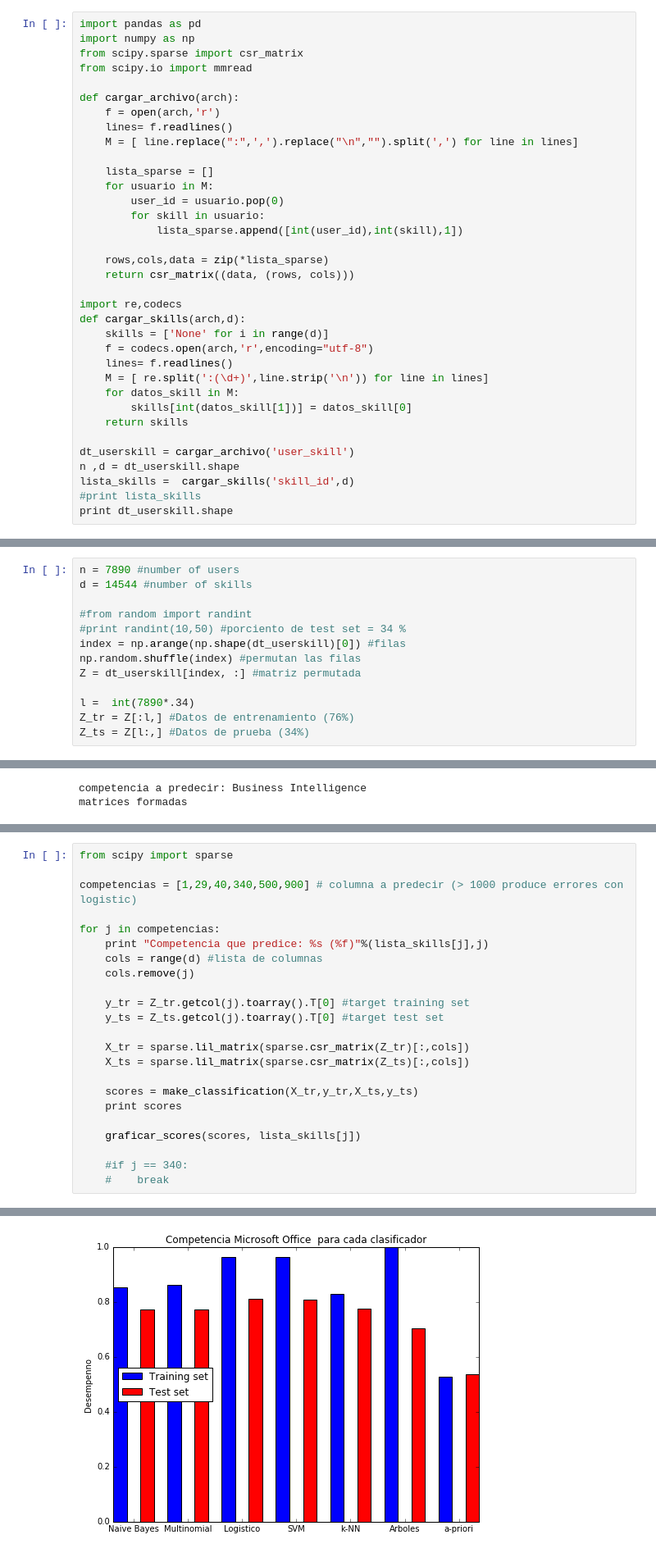
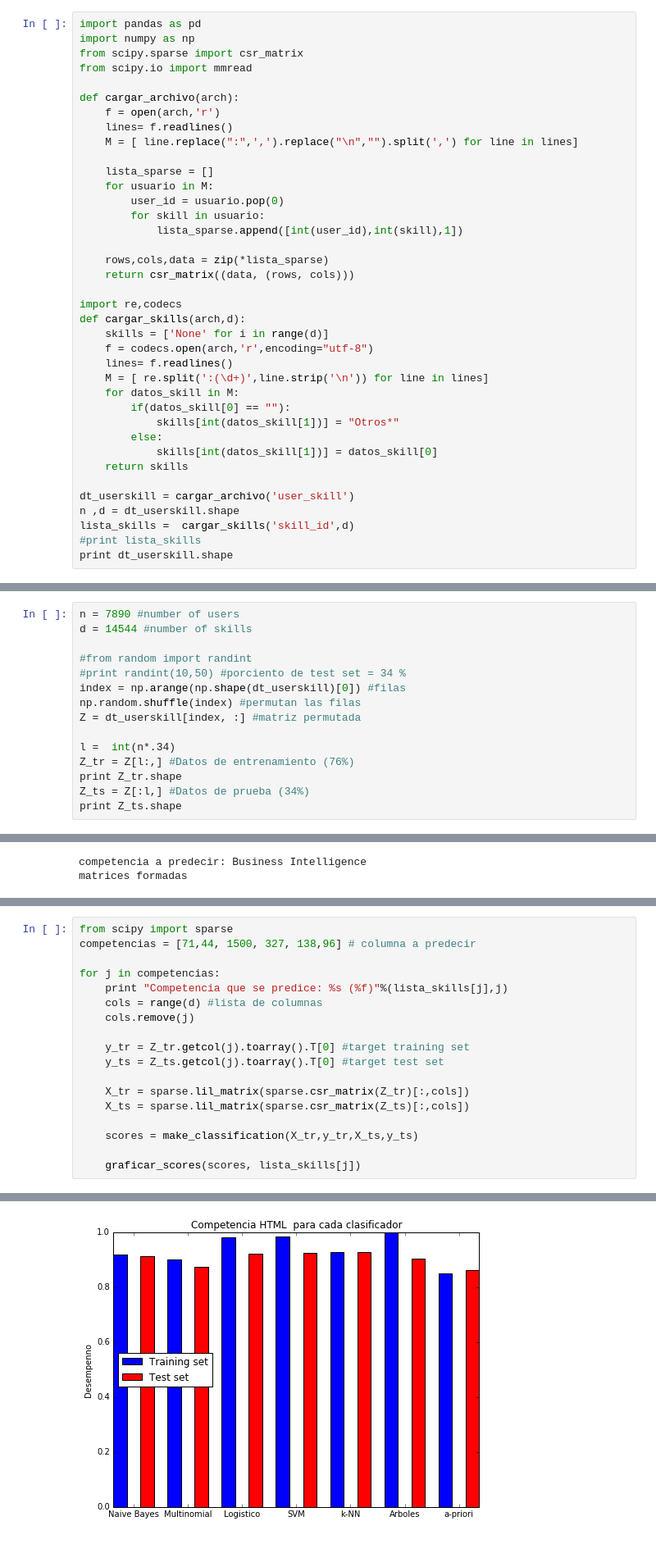
Before and after one commit to FMena14/MachineLearning2, a Jupyter notebook: Parte3.ipynb, the cells around one changed output, grey strips where cells are left out. Shown at 82% size. Drawn from its saved outputs; the diff is of its cells as text.

```diff
--- a/Parte3.ipynb
+++ b/Parte3.ipynb
@@ -29,7 +31,10 @@ def cargar_skills(arch,d):
     lines= f.readlines()
     M = [ re.split(':(\d+)',line.strip('\n')) for line in lines]
     for datos_skill in M:
-        skills[int(datos_skill[1])] = datos_skill[0]
+        if(datos_skill[0] == ""):
+            skills[int(datos_skill[1])] = "Otros*"
+        else:
+            skills[int(datos_skill[1])] = datos_skill[0]
     return skills
 
 dt_userskill = cargar_archivo('user_skill')
@@ -51,6 +58,8 @@ index = np.arange(np.shape(dt_userskill)[0]) #filas
 np.random.shuffle(index) #permutan las filas
 Z = dt_userskill[index, :] #matriz permutada
 
-l =  int(7890*.34)
-Z_tr = Z[:l,] #Datos de entrenamiento (76%)
-Z_ts = Z[l:,] #Datos de prueba (34%)
+l =  int(n*.34)
+Z_tr = Z[l:,] #Datos de entrenamiento (76%)
+print Z_tr.shape
+Z_ts = Z[:l,] #Datos de prueba (34%)
+print Z_ts.shape
@@ -249,10 +261,9 @@ graficar_scores(scores,lista_skills[j])
 # %%
 from scipy import sparse
-
-competencias = [1,29,40,340,500,900] # columna a predecir (> 1000 produce errores con logistic)
+competencias = [71,44, 1500, 327, 138,96] # columna a predecir
 
 for j in competencias:
-    print "Competencia que predice: %s (%f)"%(lista_skills[j],j)
+    print "Competencia que se predice: %s (%f)"%(lista_skills[j],j)
     cols = range(d) #lista de columnas
     cols.remove(j)
 
@@ -263,10 +274,6 @@ for j in competencias:
     X_ts = sparse.lil_matrix(sparse.csr_matrix(Z_ts)[:,cols])
 
     scores = make_classification(X_tr,y_tr,X_ts,y_ts)
-    print scores
 
     graficar_scores(scores, lista_skills[j])
-
-    #if j == 340:
-    #    break
 # %% [output]
@@ -290 +295 @@ El modelo: Arboles se ha ajustado
-[figure, old version]
+[figure, new version]
```
Also changed, not shown: parts of 24 cells of this notebook, 2 other files.
